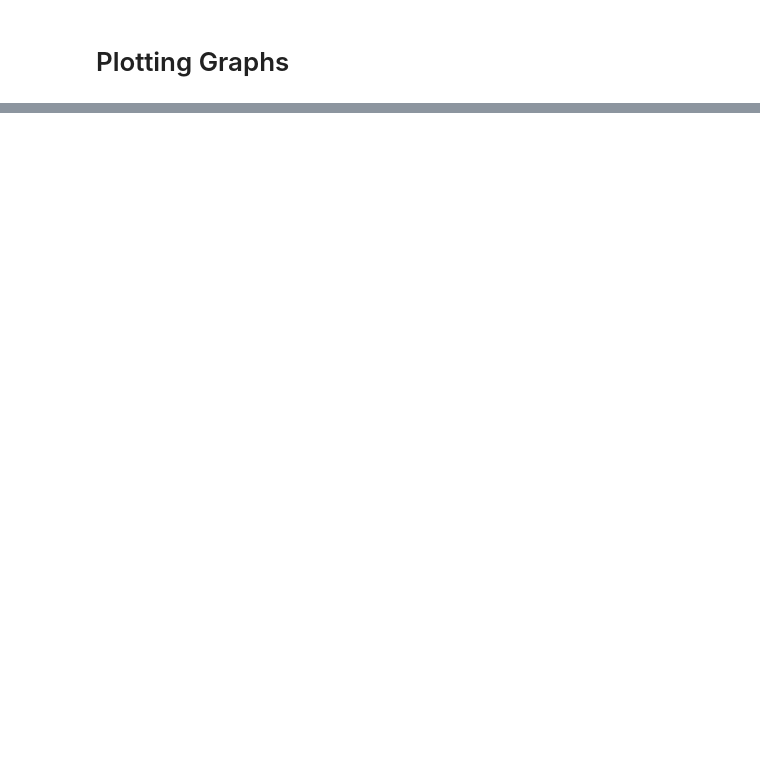
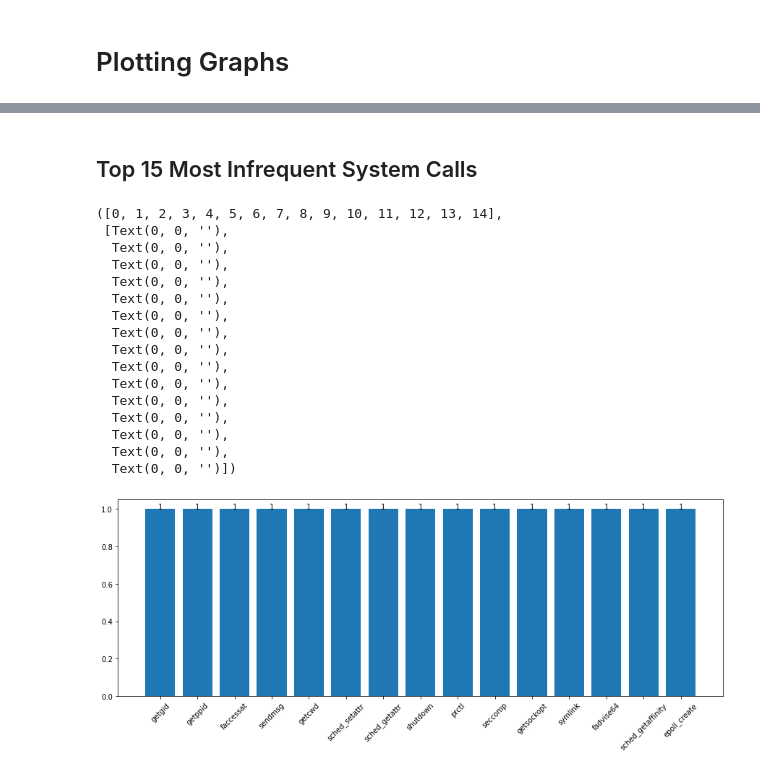
Before and after one commit to RIT3shSapata/CCBD_Assignment, a Jupyter notebook: Analysis/Analysis.ipynb, the cells around one changed output, grey strips where cells are left out. Saved outputs shown, nothing was run; the diff lists cells and outputs as text; code cells hidden in the pictures; blank space fills up the shorter version.

```diff
--- a/Analysis/Analysis.ipynb
+++ b/Analysis/Analysis.ipynb
@@ -491,0 +502,28 @@ plt.legend(loc = "best", bbox_to_anchor = (1.05, 1))
+# %% [markdown]
+## Top 15 Most Infrequent System Calls
+# %%
+plt.figure(figsize=(15, 5))
+plt.bar(keys_num[-15:], values_num[-15:])
+
+for index, value in enumerate(values_num[-15:]):
+    plt.text(index, value, str(value)[:4], ha = "center")
+
+plt.xticks(rotation = 45)
+# %% [output]
+([0, 1, 2, 3, 4, 5, 6, 7, 8, 9, 10, 11, 12, 13, 14],
+ [Text(0, 0, ''),
+  Text(0, 0, ''),
+  Text(0, 0, ''),
+  Text(0, 0, ''),
+  Text(0, 0, ''),
+  Text(0, 0, ''),
+  Text(0, 0, ''),
+  Text(0, 0, ''),
+  Text(0, 0, ''),
+  Text(0, 0, ''),
+  Text(0, 0, ''),
+  Text(0, 0, ''),
+  Text(0, 0, ''),
+  Text(0, 0, ''),
+  Text(0, 0, '')])
+[figure, added]
```
Also changed, not shown: parts of 54 cells of this notebook.
